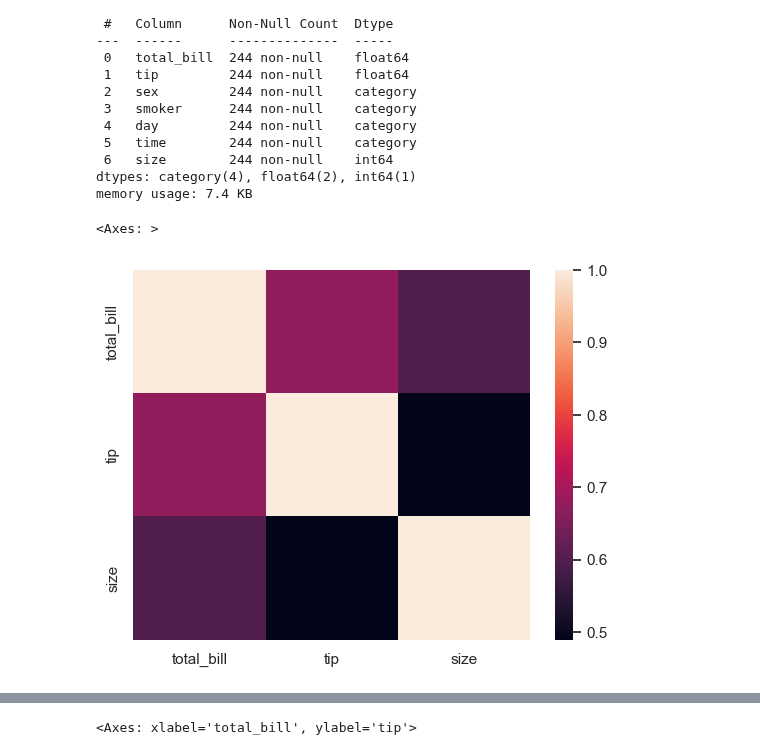
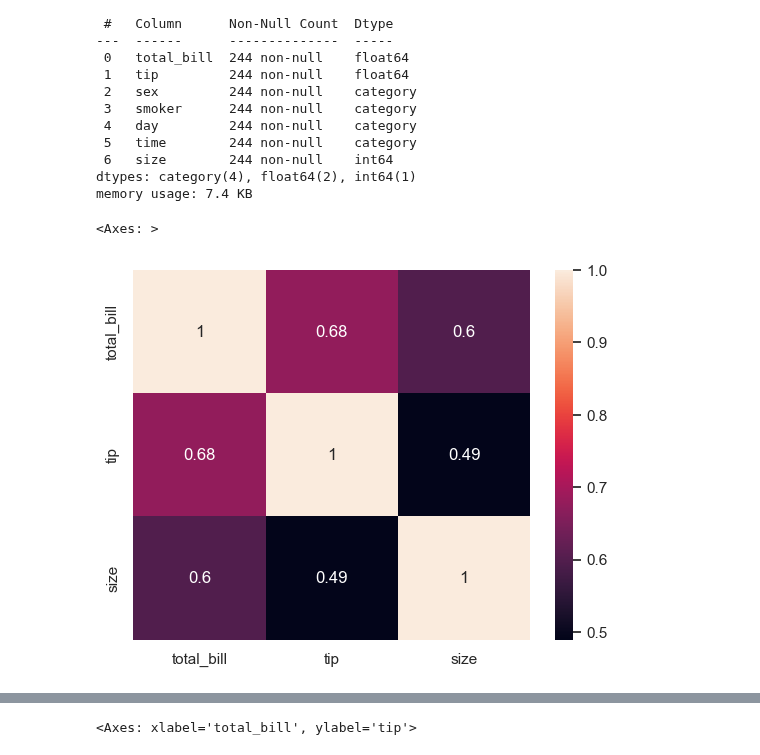
Before and after one commit to joji-c/mljourney, a Jupyter notebook: seaborn-works/introduction.ipynb, the cells around one changed output, grey strips where cells are left out. Saved outputs shown, nothing was run; the diff lists cells and outputs as text; code cells hidden in the pictures.

```diff
--- a/seaborn-works/introduction.ipynb
+++ b/seaborn-works/introduction.ipynb
@@ -216,10 +216,10 @@ dtypes: category(4), float64(2), int64(1)
 memory usage: 7.4 KB
 # %%
 col=["total_bill","tip","size"]
-sns.heatmap(tps[col].corr())
+sns.heatmap(tps[col].corr(),annot=True)
 # %% [output]
 <Axes: >
-[figure, old version]
+[figure, new version]
 # %%
 sns.lineplot(data=tps,x="day",y="tip",hue="sex")
 # %% [output]
```
Also changed, not shown: parts of 14 cells of this notebook, 2 other files.
